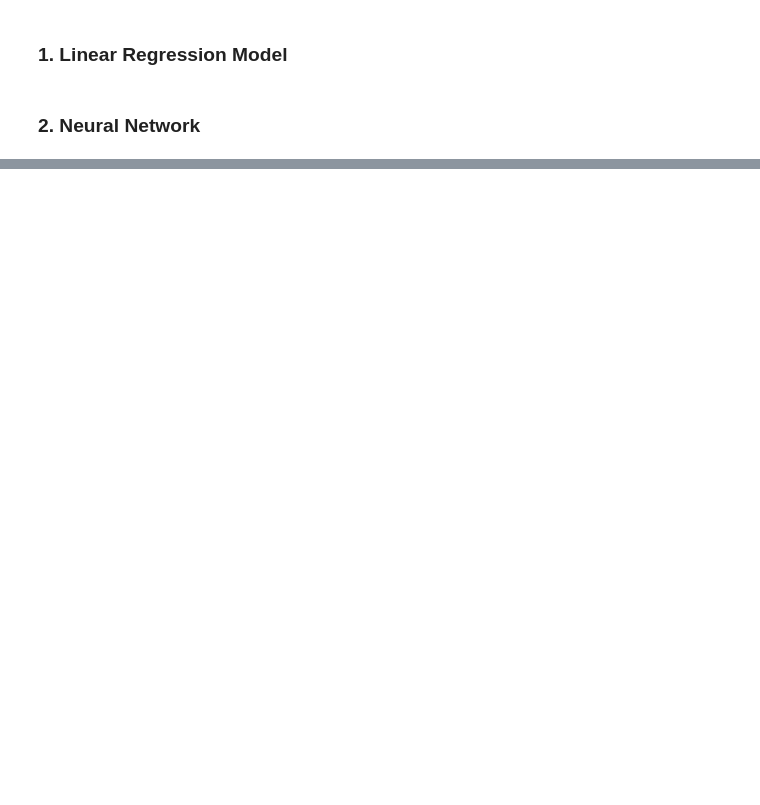
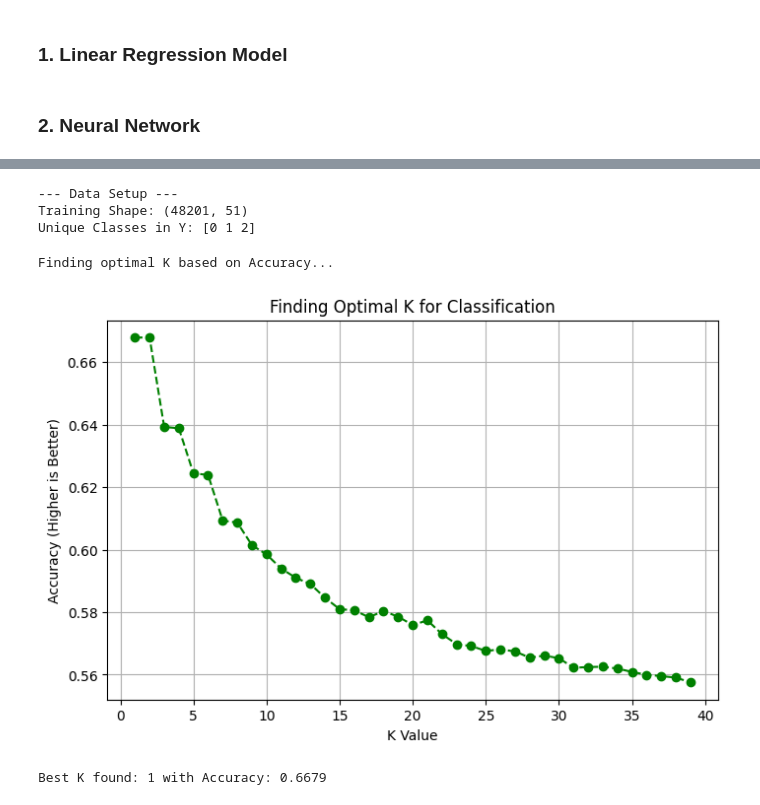
Before and after one commit to madwirblet/CIS4930-Final-Project, a Jupyter notebook: final.ipynb, the cells around one changed output, grey strips where cells are left out. Cells and saved outputs as stored; diff of their text form; code cells hidden in the pictures; blank space fills up the shorter version.

Commit message:
Resolved merge conflicts and updated KNN to be a classifier

```diff
--- a/final.ipynb
+++ b/final.ipynb
@@ -264,6 +331,0 @@ y shape: (39644,)
-# %%
-# Train/Test Split
-X_train, X_test, y_train, y_test = train_test_split(X, y, test_size=0.2, random_state=42)
-
-print("Training set:", X_train.shape)
-print("Test set:", X_test.shape)
@@ -507,0 +461,49 @@ plt.show()
+# %%
+scaler = RobustScaler()
+X_train_scaled = scaler.fit_transform(X_train)
+X_test_scaled = scaler.transform(X_test)
+
+# 2. Define your class labels
+class_names = ["Low", "Average", "High"]
+
+print("--- Data Setup ---")
+print(f"Training Shape: {X_train_scaled.shape}")
+print(f"Unique Classes in Y: {np.unique(y_train)}") # Should print [0 1 2]
+# %% [output]
+--- Data Setup ---
+Training Shape: (48201, 51)
+Unique Classes in Y: [0 1 2]
+# %%
+k_values = range(1, 40)
+accuracy_scores = []
+
+print("Finding optimal K based on Accuracy...")
+
+for k in k_values:
+    # Use Classifier instead of Regressor
+    knn = KNeighborsClassifier(n_neighbors=k, weights='distance')
+    knn.fit(X_train_scaled, y_train.values.ravel())
+
+    # Predict
+    pred = knn.predict(X_test_scaled)
+
+    # Calculate Accuracy
+    acc = accuracy_score(y_test.values.ravel(), pred)
+    accuracy_scores.append(acc)
+
+# Plot the Accuracy Curve
+plt.figure(figsize=(8,5))
+plt.plot(k_values, accuracy_scores, marker='o', linestyle='dashed', color='green')
+plt.xlabel("K Value")
+plt.ylabel("Accuracy (Higher is Better)")
+plt.title("Finding Optimal K for Classification")
+plt.grid(True)
+plt.show()
+
+# Output the best K automatically
+best_k = k_values[np.argmax(accuracy_scores)]
+print(f"Best K found: {best_k} with Accuracy: {max(accuracy_scores):.4f}")
+# %% [output]
+Finding optimal K based on Accuracy...
+[figure, added]
+Best K found: 1 with Accuracy: 0.6679
```
Also changed, not shown: parts of 24 cells of this notebook.
